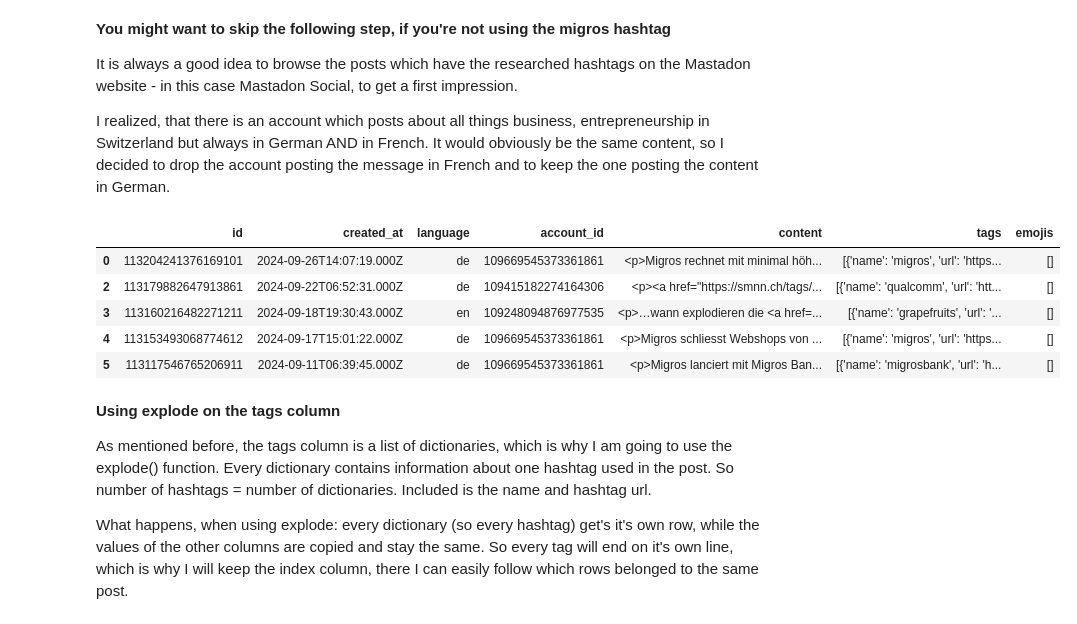
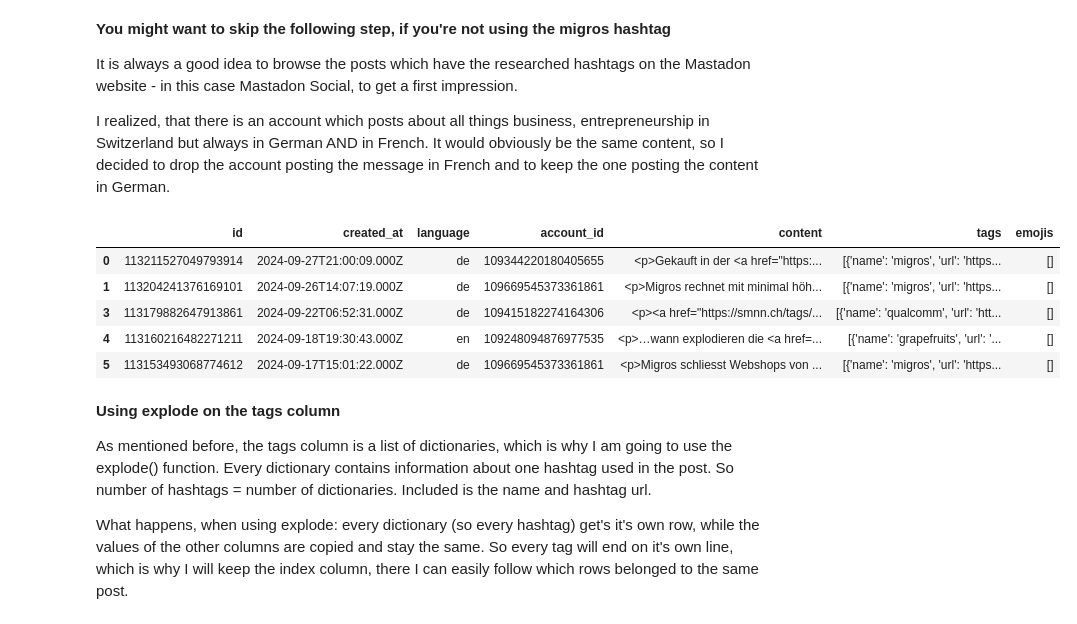
Before and after one commit to StefWed/investigate-public-opinion-on-retail, a Jupyter notebook: notebooks/Mastodon_Migros_Prototype.ipynb, the cells around one changed output. Drawn from its saved outputs; the diff is of its cells as text; code cells hidden in the pictures.

```diff
--- a/notebooks/Mastodon_Migros_Prototype.ipynb
+++ b/notebooks/Mastodon_Migros_Prototype.ipynb
@@ -54,6 +47,12 @@ params = {
 
 The following code now actually fetches recent posts with a specific hashtag from Mastodon and stores them in a Pandas DataFrame. See below for step by step description.
 # %%
+params = {'limit': 40}
+
+since = pd.Timestamp('2022-01-01 00:00:00', tz='UTC')
+is_end = False
+
+
 results = []
 chunk_no = 1
 
@@ -192,0 +237,3 @@ dtype: object
+# %%
+df_small_drop_tr = df_small[df_small['language'] != 'tr']
+df_small_drop_tr.head()
@@ -199,15 +253,15 @@ It is always a good idea to browse the posts which have the researched hashtags
 I realized, that there is an account which posts about all things business, entrepreneurship in Switzerland but always in German AND in French. It would obviously be the same content, so I decided to drop the account posting the message in French and to keep the one posting the content in German.
 # %%
 id_to_drop = ['109471764792431240']
-df_clean = df_small[df_small.account_id.isin(id_to_drop) == False]
+df_clean = df_small_drop_tr[df_small_drop_tr.account_id.isin(id_to_drop) == False]
 df_clean.head()
 # %% [output]
 |  | id | created_at | language | account_id | content | tags | emojis |
-| 0 | 113204241376169101 | 2024-09-26T14:07:19.000Z | de | 109669545373361861 | <p>Migros rechnet mit minimal höh... | [{'name': 'migros', 'url': 'https... | [] |
-| 2 | 113179882647913861 | 2024-09-22T06:52:31.000Z | de | 109415182274164306 | <p><a href="https://smnn.ch/tags/... | [{'name': 'qualcomm', 'url': 'htt... | [] |
-| 3 | 113160216482271211 | 2024-09-18T19:30:43.000Z | en | 109248094876977535 | <p>…wann explodieren die <a href=... | [{'name': 'grapefruits', 'url': '... | [] |
-| 4 | 113153493068774612 | 2024-09-17T15:01:22.000Z | de | 109669545373361861 | <p>Migros schliesst Webshops von ... | [{'name': 'migros', 'url': 'https... | [] |
-| 5 | 113117546765206911 | 2024-09-11T06:39:45.000Z | de | 109669545373361861 | <p>Migros lanciert mit Migros Ban... | [{'name': 'migrosbank', 'url': 'h... | [] |
+| 0 | 113211527049793914 | 2024-09-27T21:00:09.000Z | de | 109344220180405655 | <p>Gekauft in der <a href="https:... | [{'name': 'migros', 'url': 'https... | [] |
+| 1 | 113204241376169101 | 2024-09-26T14:07:19.000Z | de | 109669545373361861 | <p>Migros rechnet mit minimal höh... | [{'name': 'migros', 'url': 'https... | [] |
+| 3 | 113179882647913861 | 2024-09-22T06:52:31.000Z | de | 109415182274164306 | <p><a href="https://smnn.ch/tags/... | [{'name': 'qualcomm', 'url': 'htt... | [] |
+| 4 | 113160216482271211 | 2024-09-18T19:30:43.000Z | en | 109248094876977535 | <p>…wann explodieren die <a href=... | [{'name': 'grapefruits', 'url': '... | [] |
+| 5 | 113153493068774612 | 2024-09-17T15:01:22.000Z | de | 109669545373361861 | <p>Migros schliesst Webshops von ... | [{'name': 'migros', 'url': 'https... | [] |
 # %% [markdown]
 **Using explode on the tags column**
 
```
Also changed, not shown: parts of 53 cells of this notebook.
